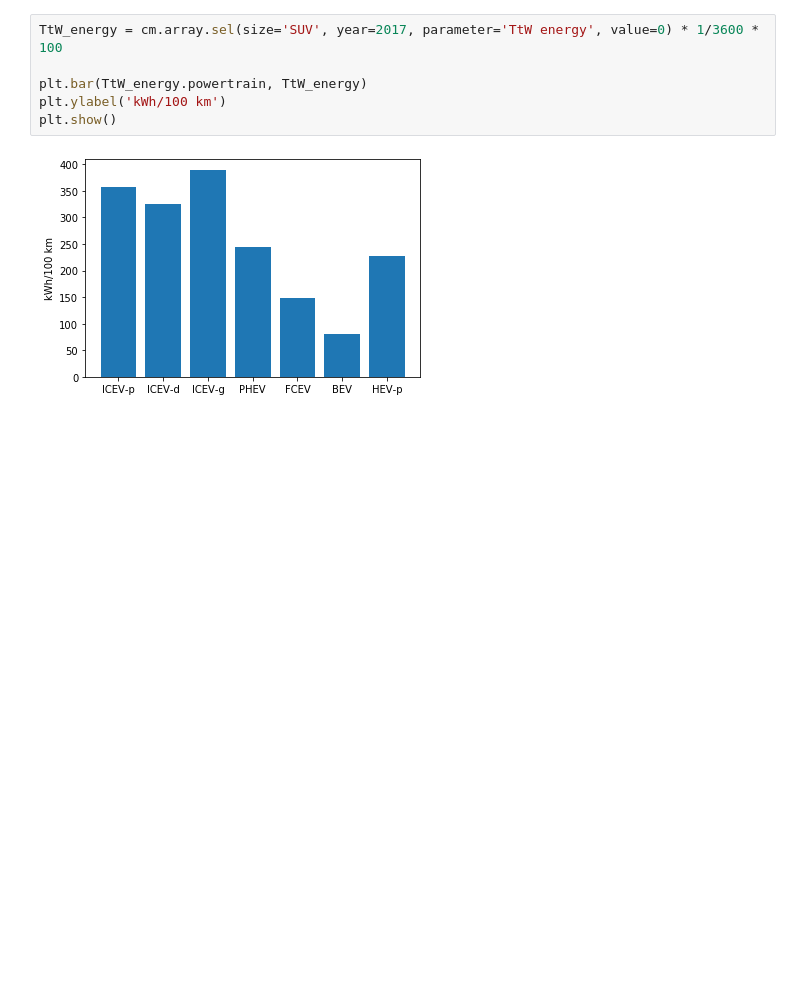
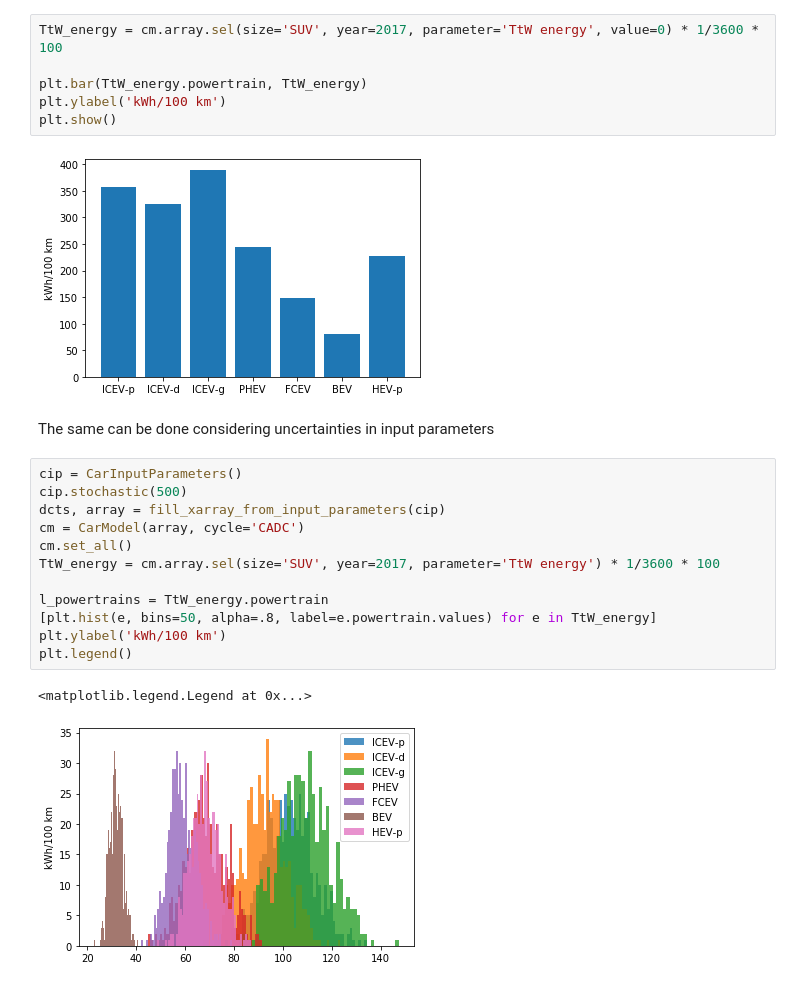
Before and after one commit to romainsacchi/carculator, a Jupyter notebook: examples/Examples.ipynb, the cells around one changed output. Cells and saved outputs as stored; diff of their text form; blank space fills up the shorter version.

```diff
--- a/examples/Examples.ipynb
+++ b/examples/Examples.ipynb
@@ -137,3 +178,20 @@ plt.ylabel('kWh/100 km')
 plt.show()
 # %% [output]
 [figure]
+# %% [markdown]
+The same can be done considering uncertainties in input parameters
+# %%
+cip = CarInputParameters()
+cip.stochastic(500)
+dcts, array = fill_xarray_from_input_parameters(cip)
+cm = CarModel(array, cycle='CADC')
+cm.set_all()
+TtW_energy = cm.array.sel(size='SUV', year=2017, parameter='TtW energy') * 1/3600 * 100
+
+l_powertrains = TtW_energy.powertrain
+[plt.hist(e, bins=50, alpha=.8, label=e.powertrain.values) for e in TtW_energy]
+plt.ylabel('kWh/100 km')
+plt.legend()
+# %% [output]
+<matplotlib.legend.Legend at 0x...>
+[figure, added]
```
Also changed, not shown: parts of 42 cells of this notebook, 6 other files.
